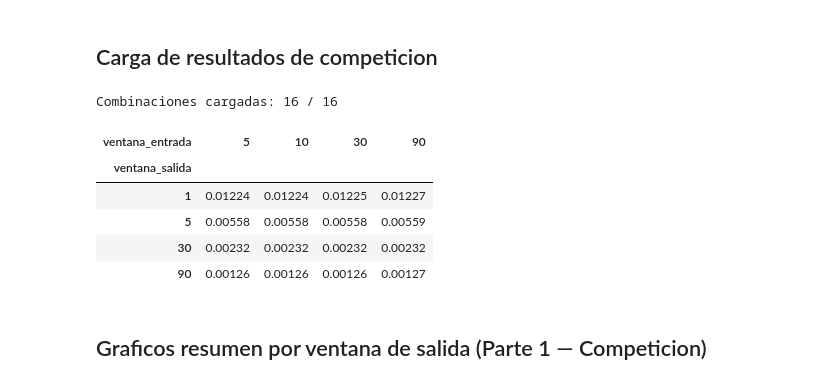
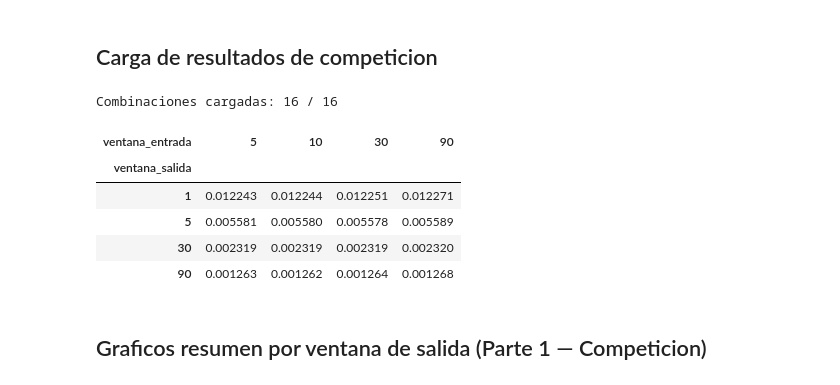
Before and after one commit to NataliaSJO/Taller4_NN, a Jupyter notebook: analisis/graficos_resumen.ipynb, the cells around one changed output. Cells and saved outputs as stored; diff of their text form; code cells hidden in the pictures.

```diff
--- a/analisis/graficos_resumen.ipynb
+++ b/analisis/graficos_resumen.ipynb
@@ -14,24 +14,24 @@ from utilidades.graficos   import graficar_resumen, graficar_matriz_competicion
 # %%
 # seccion='competicion' filtra solo los modelos de la Parte 1
 df = cargar_todos_resultados('../resultados/metricas/', seccion='competicion')
 
 combinaciones = df.groupby(['ventana_entrada','ventana_salida']).ngroups
 print(f'Combinaciones cargadas: {combinaciones} / 16')
 if combinaciones < 16:
     faltantes = [(e, s) for e in [5,10,30,90] for s in [1,5,30,90]
                  if df[(df.ventana_entrada==e)&(df.ventana_salida==s)].empty]
     print('Faltan:', faltantes)
 
 display(df.pivot_table(index='ventana_salida', columns='ventana_entrada',
-                        values='mae_test', aggfunc='min').round(5))
+                        values='mae_test', aggfunc='min').round(8))
 # %% [output]
 Combinaciones cargadas: 16 / 16
 | ventana_entrada | 5 | 10 | 30 | 90 |
 | ventana_salida |  |  |  |  |
-| 1 | 0.01224 | 0.01224 | 0.01225 | 0.01227 |
-| 5 | 0.00558 | 0.00558 | 0.00558 | 0.00559 |
-| 30 | 0.00232 | 0.00232 | 0.00232 | 0.00232 |
-| 90 | 0.00126 | 0.00126 | 0.00126 | 0.00127 |
+| 1 | 0.012243 | 0.012244 | 0.012251 | 0.012271 |
+| 5 | 0.005581 | 0.005580 | 0.005578 | 0.005589 |
+| 30 | 0.002319 | 0.002319 | 0.002319 | 0.002320 |
+| 90 | 0.001263 | 0.001262 | 0.001264 | 0.001268 |
 # %% [markdown]
 ## Graficos resumen por ventana de salida (Parte 1 — Competicion)
 # %%
```
Also changed, not shown: parts of 3 cells of this notebook.
